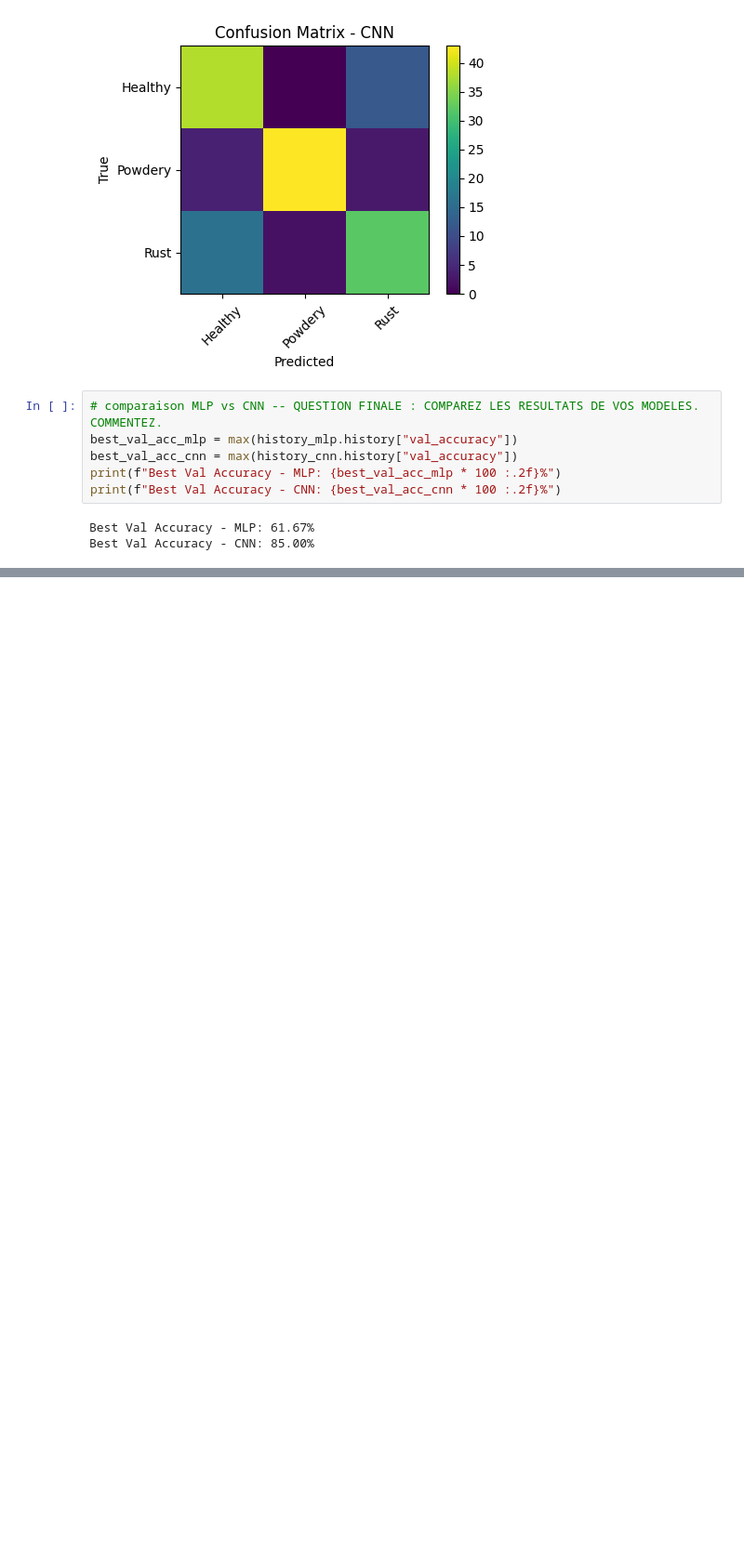
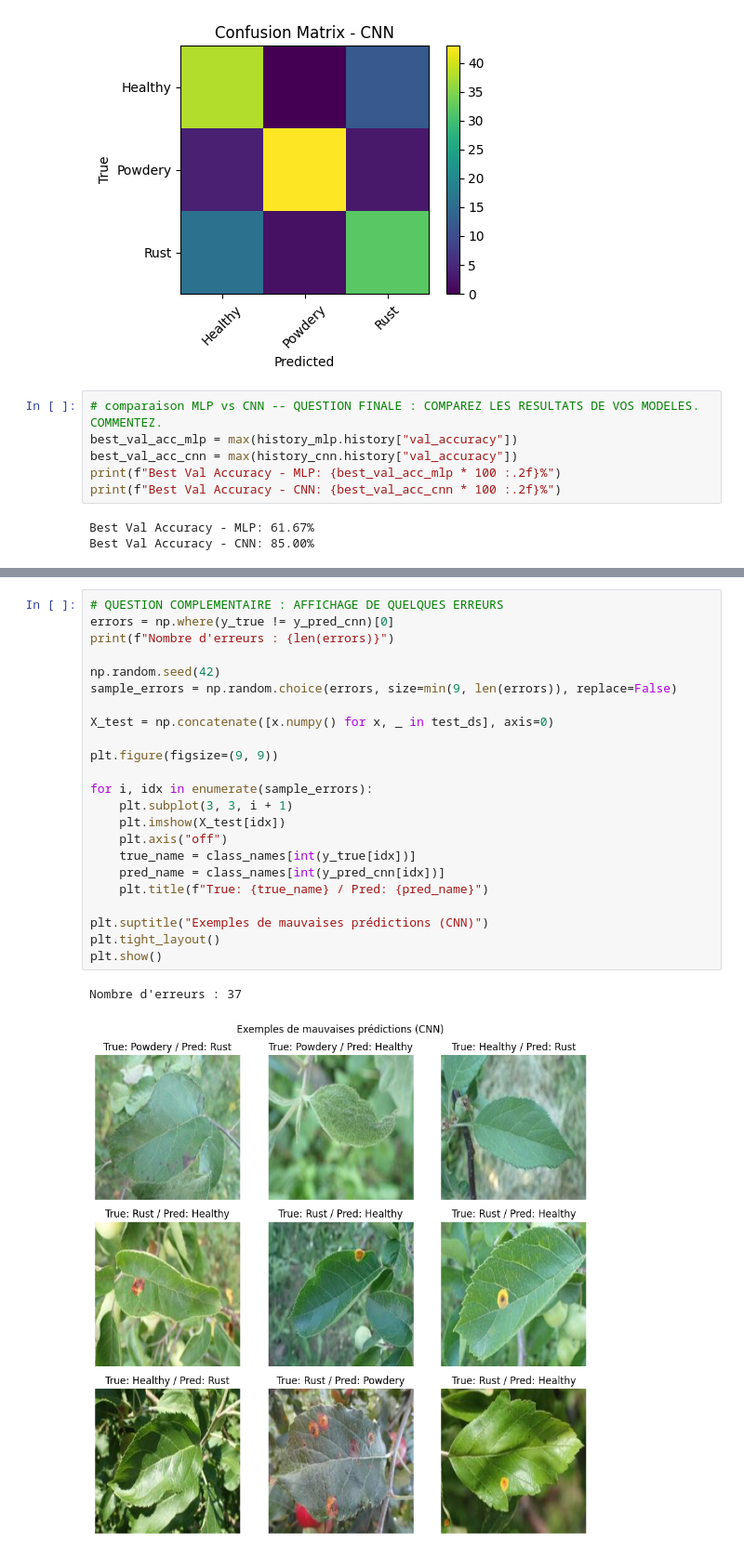
Before and after one commit to TMdoubleGit/tp_deep_learning_introduction, a Jupyter notebook: tp2/tp2_plant_disease.ipynb, the cells around one changed output, grey strips where cells are left out. Shown at 93% size. Saved outputs shown, nothing was run; the diff lists cells and outputs as text; blank space fills up the shorter version.

Commit message:
adding predict error manual check

```diff
--- a/tp2/tp2_plant_disease.ipynb
+++ b/tp2/tp2_plant_disease.ipynb
@@ -412,0 +414,26 @@ MCC MLP : 0.2092
+# %%
+# QUESTION COMPLEMENTAIRE : AFFICHAGE DE QUELQUES ERREURS
+errors = np.where(y_true != y_pred_cnn)[0]
+print(f"Nombre d'erreurs : {len(errors)}")
+
+np.random.seed(42)
+sample_errors = np.random.choice(errors, size=min(9, len(errors)), replace=False)
+
+X_test = np.concatenate([x.numpy() for x, _ in test_ds], axis=0)
+
+plt.figure(figsize=(9, 9))
+
+for i, idx in enumerate(sample_errors):
+    plt.subplot(3, 3, i + 1)
+    plt.imshow(X_test[idx])
+    plt.axis("off")
+    true_name = class_names[int(y_true[idx])]
+    pred_name = class_names[int(y_pred_cnn[idx])]
+    plt.title(f"True: {true_name} / Pred: {pred_name}")
+
+plt.suptitle("Exemples de mauvaises prédictions (CNN)")
+plt.tight_layout()
+plt.show()
+# %% [output]
+Nombre d'erreurs : 37
+[figure, added]
```
Also changed, not shown: parts of 5 cells of this notebook.
